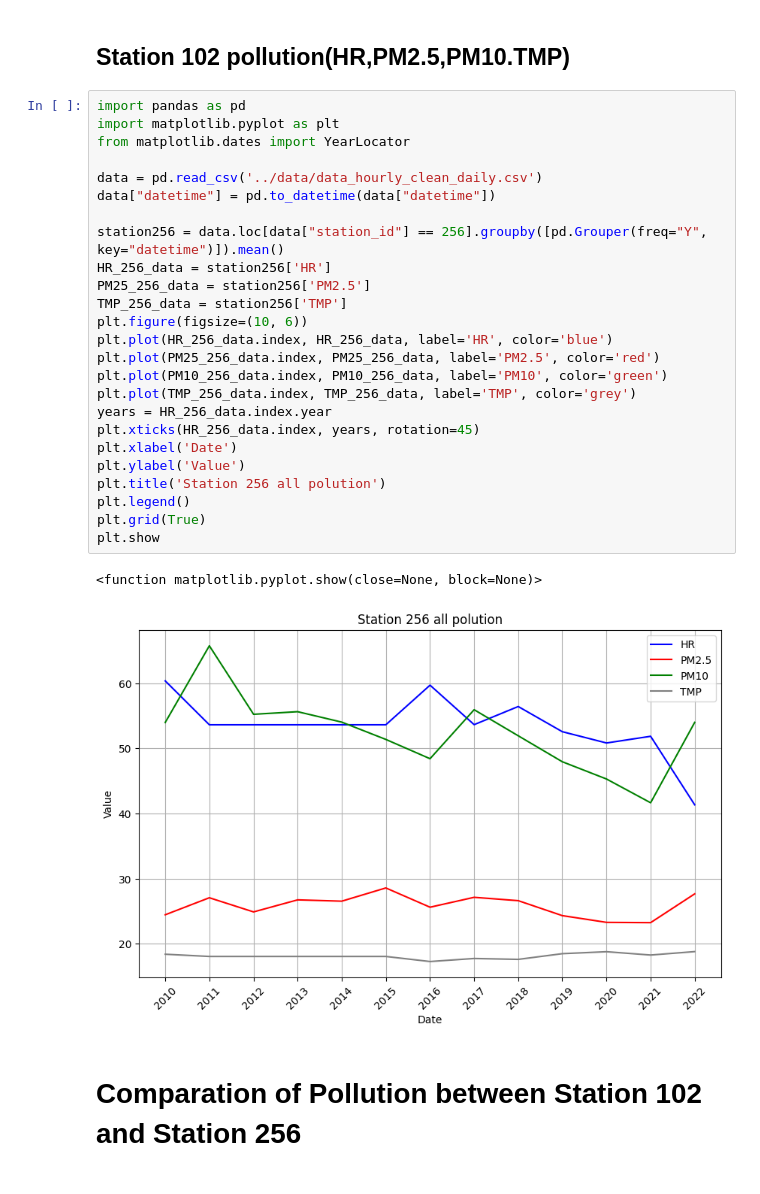
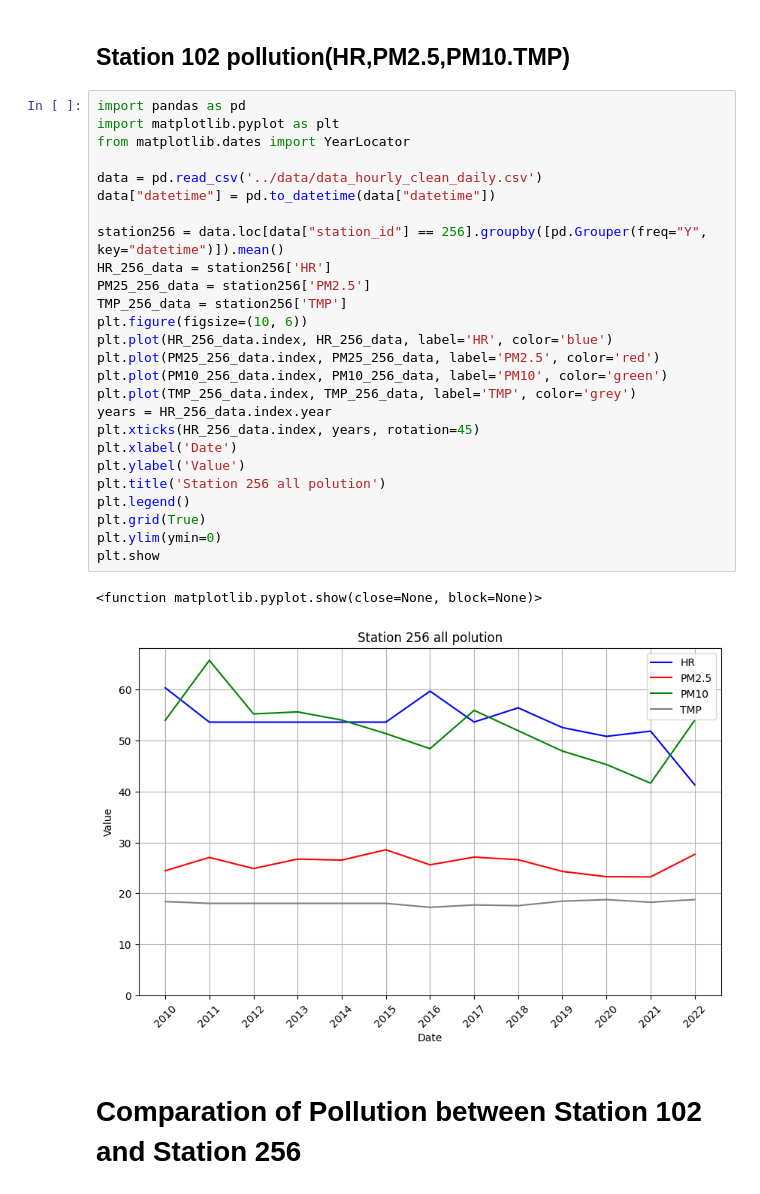
Before and after one commit to 4KV6/Data-Analysis-Project, a Jupyter notebook: code/3visualization.ipynb, the cells around one changed output. Cells and saved outputs as stored; diff of their text form.

```diff
--- a/code/3visualization.ipynb
+++ b/code/3visualization.ipynb
@@ -164,31 +169,32 @@ plt.show
 # %%
 import pandas as pd
 import matplotlib.pyplot as plt
 from matplotlib.dates import YearLocator
 
 data = pd.read_csv('../data/data_hourly_clean_daily.csv')
 data["datetime"] = pd.to_datetime(data["datetime"])
 
 station256 = data.loc[data["station_id"] == 256].groupby([pd.Grouper(freq="Y", key="datetime")]).mean()
 HR_256_data = station256['HR']
 PM25_256_data = station256['PM2.5']
 TMP_256_data = station256['TMP']
 plt.figure(figsize=(10, 6))
 plt.plot(HR_256_data.index, HR_256_data, label='HR', color='blue')
 plt.plot(PM25_256_data.index, PM25_256_data, label='PM2.5', color='red')
 plt.plot(PM10_256_data.index, PM10_256_data, label='PM10', color='green')
 plt.plot(TMP_256_data.index, TMP_256_data, label='TMP', color='grey')
 years = HR_256_data.index.year
 plt.xticks(HR_256_data.index, years, rotation=45)
 plt.xlabel('Date')
 plt.ylabel('Value')
 plt.title('Station 256 all polution')
 plt.legend()
 plt.grid(True)
+plt.ylim(ymin=0)
 plt.show
 # %% [output]
 <function matplotlib.pyplot.show(close=None, block=None)>
-[figure, old version]
+[figure, new version]
 # %% [markdown]
 # Comparation of Pollution between Station 102 and Station 256
 # %% [markdown]
```
Also changed, not shown: parts of 13 cells of this notebook, 1 other file.
